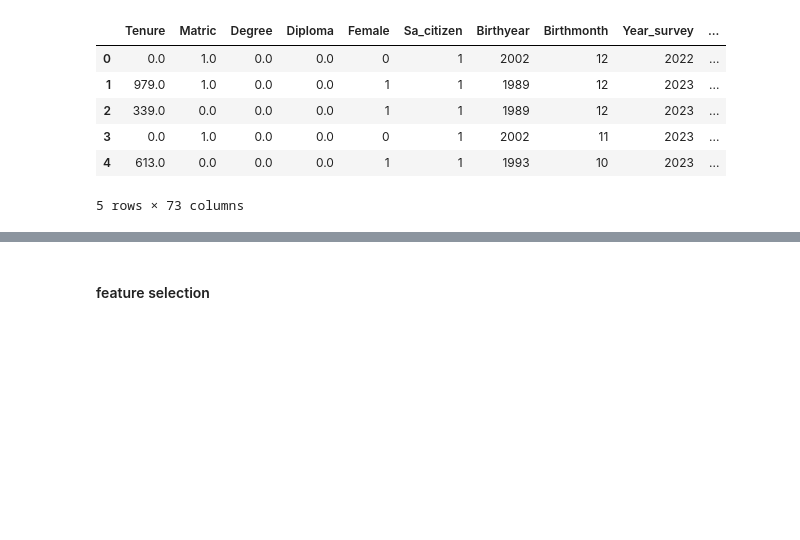
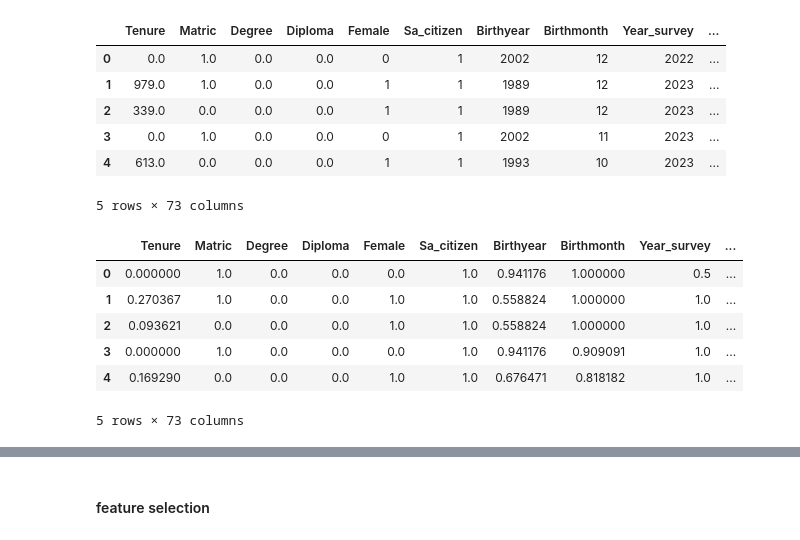
Before and after one commit to kibambe-0167/zindi-piyipc, a Jupyter notebook: zindi_piyipc_gcolab.ipynb, the cells around one changed output, grey strips where cells are left out. Drawn from its saved outputs; the diff is of its cells as text; code cells hidden in the pictures; blank space fills up the shorter version.

```diff
--- a/zindi_piyipc_gcolab.ipynb
+++ b/zindi_piyipc_gcolab.ipynb
@@ -118,3 +168,15 @@ columns: 73
 | 3 | 0.0 | 1.0 | 0.0 | 0.0 | 0 | 1 | 2002 | 11 | 2023 | ... |
 | 4 | 613.0 | 0.0 | 0.0 | 0.0 | 1 | 1 | 1993 | 10 | 2023 | ... |
 5 rows × 73 columns
+# %%
+# scale test data [0-1]
+test_df = test_df.iloc[:, :].apply(min_max_scaling)
+test_df.head()
+# %% [output]
+|  | Tenure | Matric | Degree | Diploma | Female | Sa_citizen | Birthyear | Birthmonth | Year_survey | ... |
+| 0 | 0.000000 | 1.0 | 0.0 | 0.0 | 0.0 | 1.0 | 0.941176 | 1.000000 | 0.5 | ... |
+| 1 | 0.270367 | 1.0 | 0.0 | 0.0 | 1.0 | 1.0 | 0.558824 | 1.000000 | 1.0 | ... |
+| 2 | 0.093621 | 0.0 | 0.0 | 0.0 | 1.0 | 1.0 | 0.558824 | 1.000000 | 1.0 | ... |
+| 3 | 0.000000 | 1.0 | 0.0 | 0.0 | 0.0 | 1.0 | 0.941176 | 0.909091 | 1.0 | ... |
+| 4 | 0.169290 | 0.0 | 0.0 | 0.0 | 1.0 | 1.0 | 0.676471 | 0.818182 | 1.0 | ... |
+5 rows × 73 columns
```
Also changed, not shown: parts of 13 cells of this notebook.
